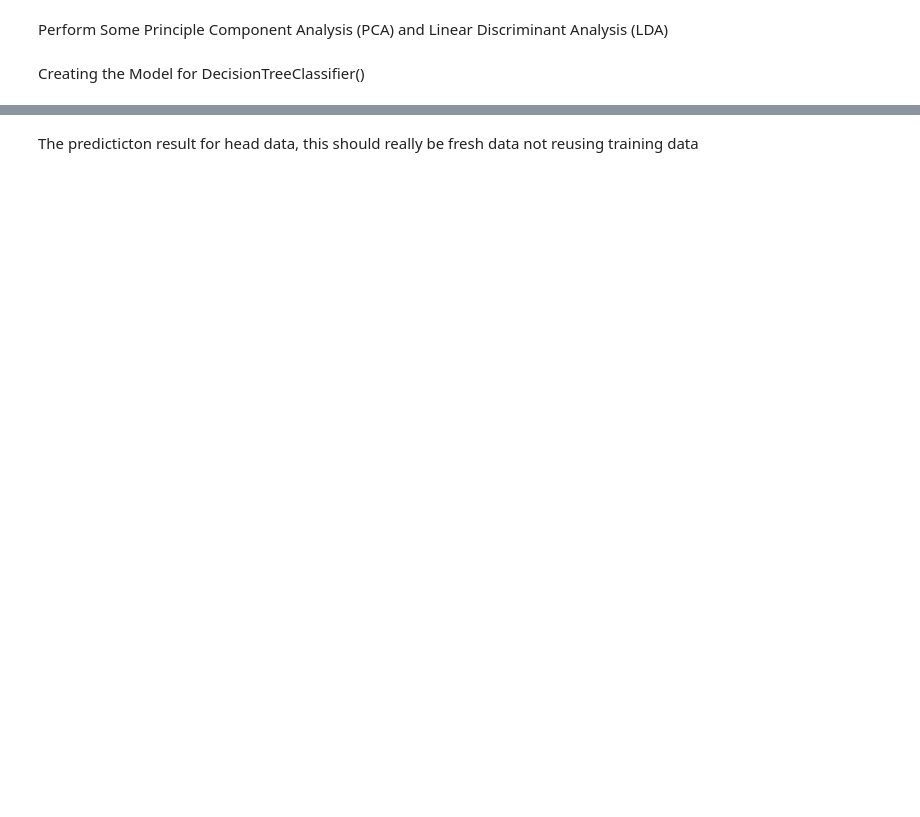
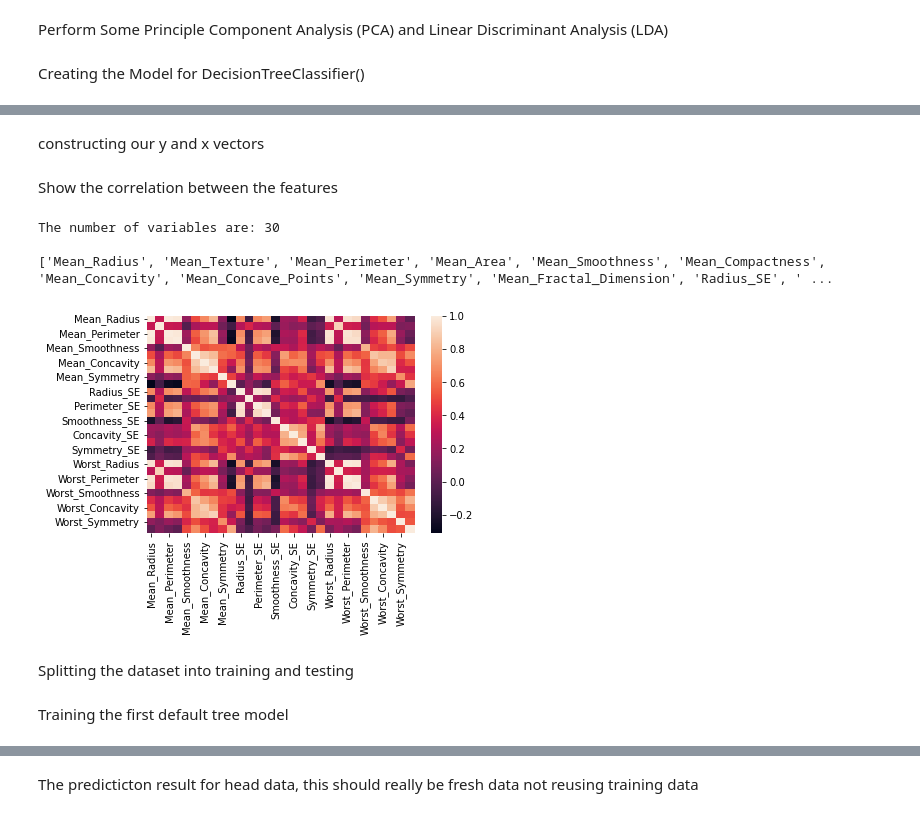
Before and after one commit to Ultan-Kearns/LYIT-Machine-Learning-Project, a Jupyter notebook: MLBCProjNotebook.ipynb, the cells around one changed output, grey strips where cells are left out. Saved outputs shown, nothing was run; the diff lists cells and outputs as text; code cells hidden in the pictures; blank space fills up the shorter version.

Commit message:
Joined data for correlation heatmap, and decision trees

```diff
--- a/MLBCProjNotebook.ipynb
+++ b/MLBCProjNotebook.ipynb
@@ -50,0 +56,5 @@ max    9.113205e+08    28.110000  ...        0.663800                 0.207500
+# %%
+#Create digital values for the diagnostic labels
+d={'M':1, 'B':0}
+wdbc['Diagnosis']=wdbc['Diagnosis'].map(d)
+wdbc.head()
@@ -80,0 +74,3 @@ plt.imshow(img)
+# %%
+features = list(wdbc.columns[2:32])
+features
@@ -80,0 +95,26 @@ plt.imshow(img)
+# %% [markdown]
+constructing our y and x vectors
+# %%
+from sklearn.model_selection import train_test_split # Import train_test_split function
+from sklearn import metrics #Import scikit-learn metrics module for accuracy calculation
+y = wdbc['Diagnosis']
+X = wdbc[features]
+# %% [markdown]
+Show the correlation between the features
+# %%
+print("The number of variables are:", len(features))
+print()
+print(features)
+# it computes the Pearson’s correlation coefficient.
+corr_matrix = X.corr()
+#The parameter ‘ annot=True ‘ displays the values of the correlation coefficient
+#in each cell
+sns.heatmap(corr_matrix, annot = False)
+plt.show()
+# %% [output]
+The number of variables are: 30
+
+['Mean_Radius', 'Mean_Texture', 'Mean_Perimeter', 'Mean_Area', 'Mean_Smoothness', 'Mean_Compactness', 'Mean_Concavity', 'Mean_Concave_Points', 'Mean_Symmetry', 'Mean_Fractal_Dimension', 'Radius_SE', ' ...
+[figure, added]
+# %% [markdown]
+Splitting the dataset into training and testing
@@ -80,0 +124,2 @@ plt.imshow(img)
+# %% [markdown]
+Training the first default tree model
```
Also changed, not shown: parts of 30 cells of this notebook.
